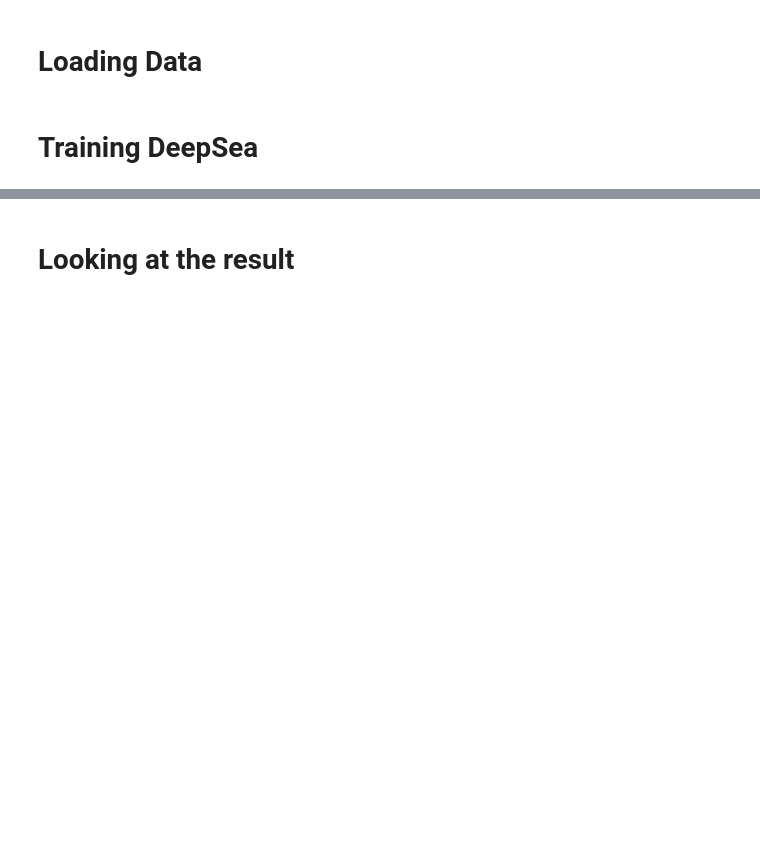
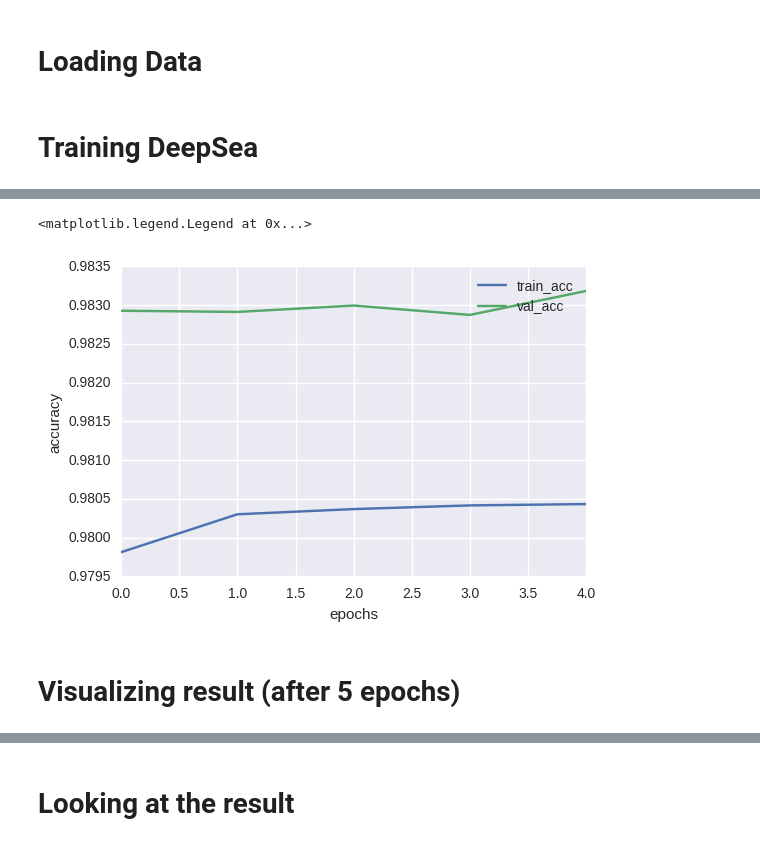
Before and after one commit to hiranumn/EE595project, a Jupyter notebook: Implementing DeapSEA with Keras.ipynb, the cells around one changed output, grey strips where cells are left out. Cells and saved outputs as stored; diff of their text form; code cells hidden in the pictures; blank space fills up the shorter version.

```diff
--- a/Implementing DeapSEA with Keras.ipynb
+++ b/Implementing DeapSEA with Keras.ipynb
@@ -93,0 +124,12 @@ KeyboardInterrupt:
+# %%
+fig = plt.figure()
+plt.plot(range(len(result.history["acc"])), result.history["acc"], label="train_acc")
+plt.plot(range(len(result.history["val_acc"])), result.history["val_acc"], label="val_acc")
+plt.xlabel("epochs")
+plt.ylabel("accuracy")
+plt.legend()
+# %% [output]
+<matplotlib.legend.Legend at 0x...>
+[figure, added]
+# %% [markdown]
+# Visualizing result (after 5 epochs)
```
Also changed, not shown: parts of 18 cells of this notebook, 1 other file.
